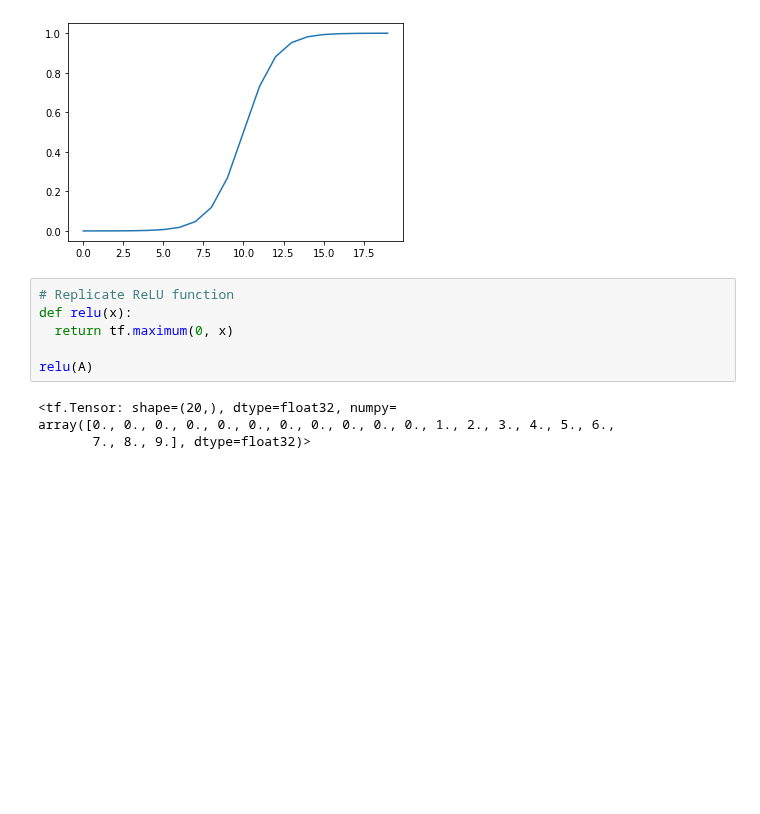
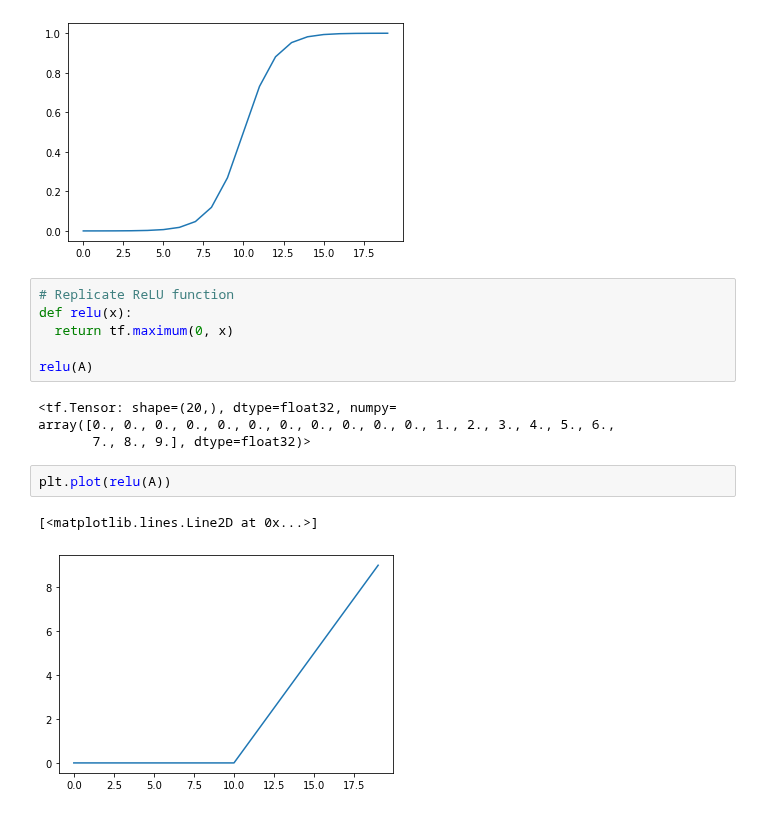
Before and after one commit to Krykiet/TF_training, a Jupyter notebook: 02_TF_classification_cheatsheet.ipynb, the cells around one changed output. Cells and saved outputs as stored; diff of their text form; blank space fills up the shorter version.

```diff
--- a/02_TF_classification_cheatsheet.ipynb
+++ b/02_TF_classification_cheatsheet.ipynb
@@ -465,3 +441,8 @@ relu(A)
 <tf.Tensor: shape=(20,), dtype=float32, numpy=
 array([0., 0., 0., 0., 0., 0., 0., 0., 0., 0., 0., 1., 2., 3., 4., 5., 6.,
        7., 8., 9.], dtype=float32)>
+# %%
+plt.plot(relu(A))
+# %% [output]
+[<matplotlib.lines.Line2D at 0x...>]
+[figure, added]
```
Also changed, not shown: parts of 20 cells of this notebook.
